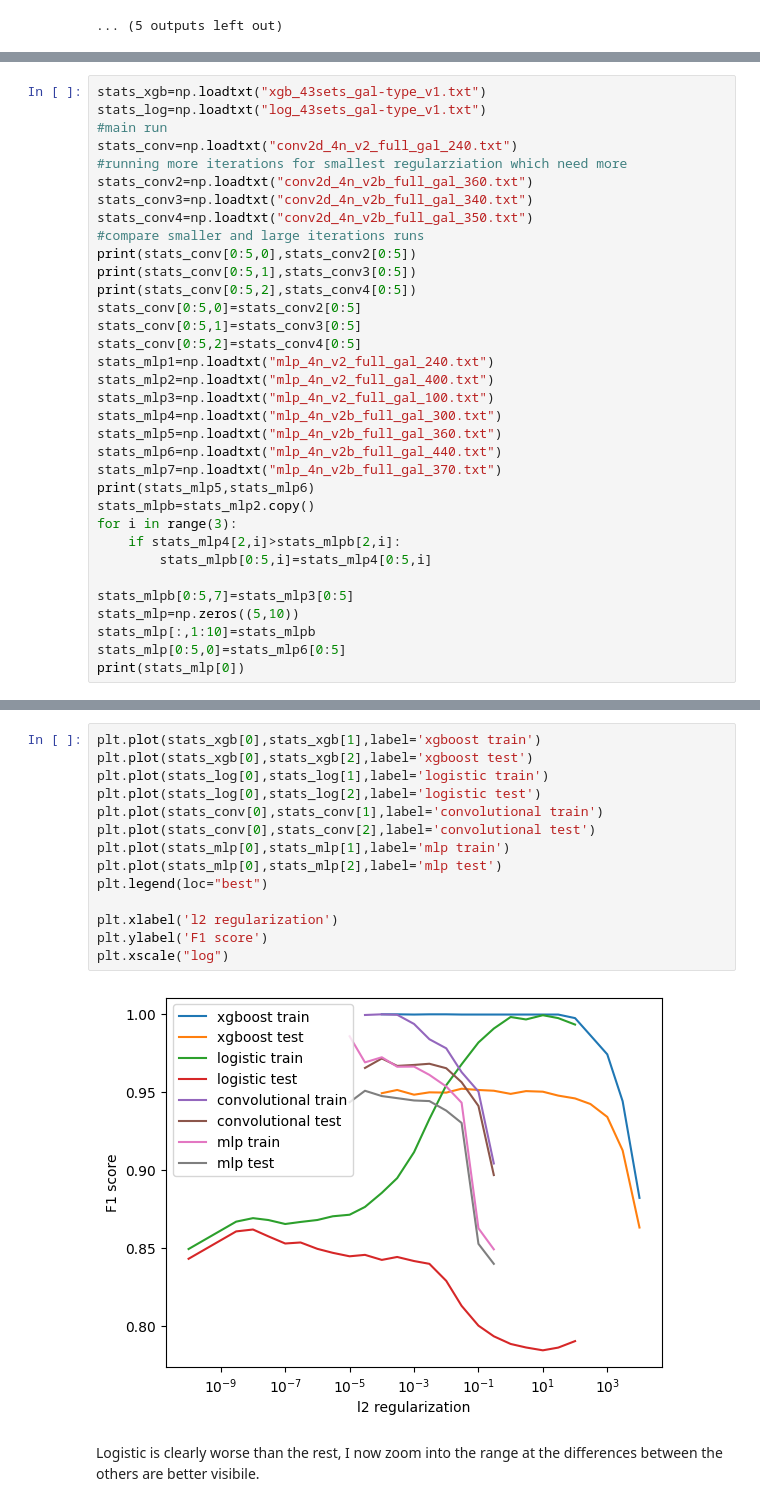
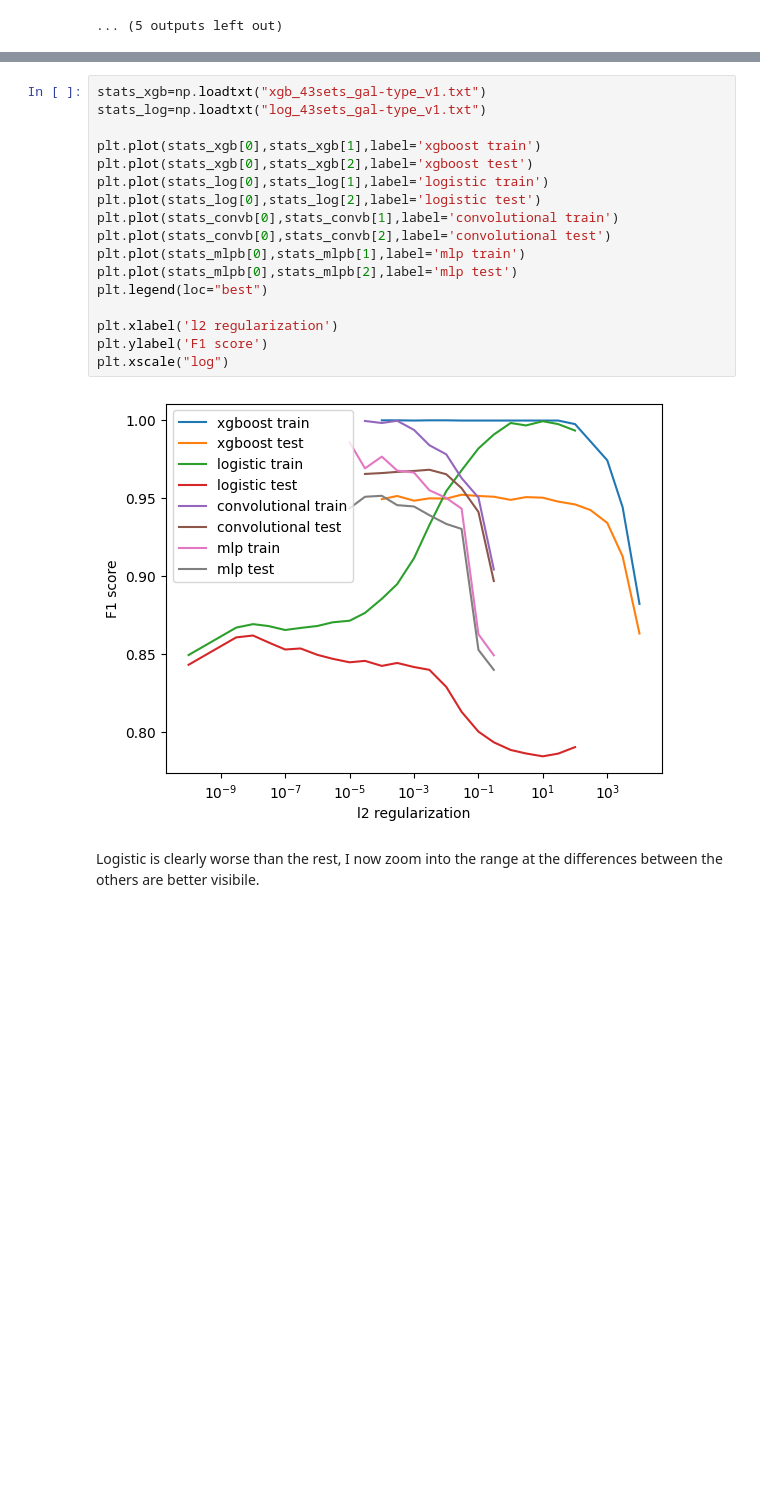
Before and after one commit to tkfritz/astro_images, a Jupyter notebook: galaxy_type_fit2.ipynb, the cells around one changed output, grey strips where cells are left out. Cells and saved outputs as stored; diff of their text form; blank space fills up the shorter version.

```diff
--- a/galaxy_type_fit2.ipynb
+++ b/galaxy_type_fit2.ipynb
@@ -1311,34 +1270,0 @@ def combine_fit_results(input_list,minimise="log_loss_test"):
-# %%
-stats_xgb=np.loadtxt("xgb_43sets_gal-type_v1.txt")
-stats_log=np.loadtxt("log_43sets_gal-type_v1.txt")
-#main run
-stats_conv=np.loadtxt("conv2d_4n_v2_full_gal_240.txt")
-#running more iterations for smallest regularziation which need more
-stats_conv2=np.loadtxt("conv2d_4n_v2b_full_gal_360.txt")
-stats_conv3=np.loadtxt("conv2d_4n_v2b_full_gal_340.txt")
-stats_conv4=np.loadtxt("conv2d_4n_v2b_full_gal_350.txt")
-#compare smaller and large iterations runs
-print(stats_conv[0:5,0],stats_conv2[0:5])
-print(stats_conv[0:5,1],stats_conv3[0:5])
-print(stats_conv[0:5,2],stats_conv4[0:5])
-stats_conv[0:5,0]=stats_conv2[0:5]
-stats_conv[0:5,1]=stats_conv3[0:5]
-stats_conv[0:5,2]=stats_conv4[0:5]
-stats_mlp1=np.loadtxt("mlp_4n_v2_full_gal_240.txt")
-stats_mlp2=np.loadtxt("mlp_4n_v2_full_gal_400.txt")
-stats_mlp3=np.loadtxt("mlp_4n_v2_full_gal_100.txt")
-stats_mlp4=np.loadtxt("mlp_4n_v2b_full_gal_300.txt")
-stats_mlp5=np.loadtxt("mlp_4n_v2b_full_gal_360.txt")
-stats_mlp6=np.loadtxt("mlp_4n_v2b_full_gal_440.txt")
-stats_mlp7=np.loadtxt("mlp_4n_v2b_full_gal_370.txt")
-print(stats_mlp5,stats_mlp6)
-stats_mlpb=stats_mlp2.copy()
-for i in range(3):
-    if stats_mlp4[2,i]>stats_mlpb[2,i]:
-        stats_mlpb[0:5,i]=stats_mlp4[0:5,i]
-
-stats_mlpb[0:5,7]=stats_mlp3[0:5]
-stats_mlp=np.zeros((5,10))
-stats_mlp[:,1:10]=stats_mlpb
-stats_mlp[0:5,0]=stats_mlp6[0:5]
-print(stats_mlp[0])
@@ -1383,19 +1389,22 @@ combine_fit_results(list_per)
 # %%
+stats_xgb=np.loadtxt("xgb_43sets_gal-type_v1.txt")
+stats_log=np.loadtxt("log_43sets_gal-type_v1.txt")
+
 plt.plot(stats_xgb[0],stats_xgb[1],label='xgboost train')
 plt.plot(stats_xgb[0],stats_xgb[2],label='xgboost test')
 plt.plot(stats_log[0],stats_log[1],label='logistic train')
 plt.plot(stats_log[0],stats_log[2],label='logistic test')
-plt.plot(stats_conv[0],stats_conv[1],label='convolutional train')
-plt.plot(stats_conv[0],stats_conv[2],label='convolutional test')
-plt.plot(stats_mlp[0],stats_mlp[1],label='mlp train')
-plt.plot(stats_mlp[0],stats_mlp[2],label='mlp test')
+plt.plot(stats_convb[0],stats_convb[1],label='convolutional train')
+plt.plot(stats_convb[0],stats_convb[2],label='convolutional test')
+plt.plot(stats_mlpb[0],stats_mlpb[1],label='mlp train')
+plt.plot(stats_mlpb[0],stats_mlpb[2],label='mlp test')
 plt.legend(loc="best")
 
 plt.xlabel('l2 regularization')
 plt.ylabel('F1 score')
 plt.xscale("log")
 # %% [output]
-[figure, old version]
+[figure, new version]
 # %% [markdown]
 Logistic is clearly worse than the rest, I now zoom into the range at the differences between the others are better visibile.
 # %%
```
Also changed, not shown: parts of 19 cells of this notebook.
